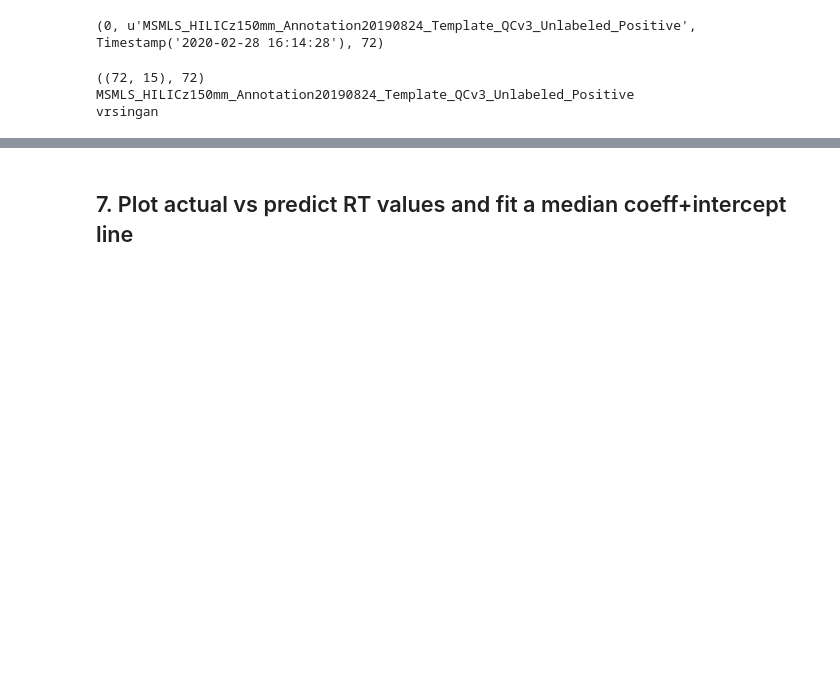
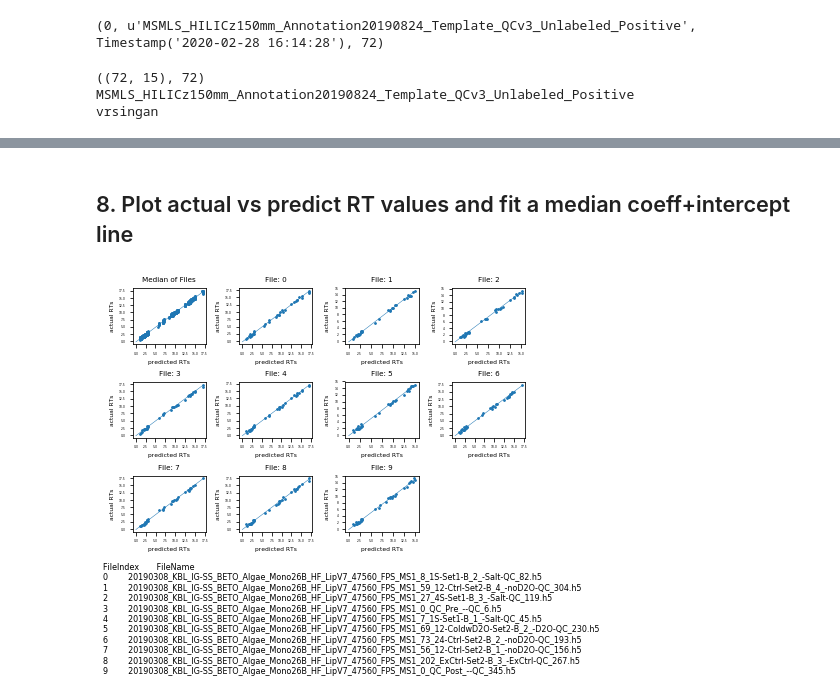
Before and after one commit to biorack/metatlas, a Jupyter notebook: docs/example_notebooks/workflow/Workflow Notebook-VS_Auto_RT_Predict.ipynb, the cells around one changed output, grey strips where cells are left out. Drawn from its saved outputs; the diff is of its cells as text; code cells hidden in the pictures; blank space fills up the shorter version.

```diff
--- a/docs/example_notebooks/workflow/Workflow Notebook-VS_Auto_RT_Predict.ipynb
+++ b/docs/example_notebooks/workflow/Workflow Notebook-VS_Auto_RT_Predict.ipynb
@@ -245,2 +262,52 @@ Text(0.5,0,'QCs')
 # %% [markdown]
-## 7. Plot actual vs predict RT values and fit a  median coeff+intercept line
+## 8. Plot actual vs predict RT values and fit a  median coeff+intercept line
+# %%
+#User can change to use particular qc file
+import itertools
+import math
+from matplotlib import gridspec
+
+x = list(itertools.chain(*pred_rts))
+y = list(itertools.chain(*actual_rts))
+
+coef = np.median(coefs)
+intercept = np.median(intercepts)
+
+rows = int(math.ceil((qc_actual_df.shape[1]+1)/3))
+cols = 4
+gs = gridspec.GridSpec(rows, cols)
+plt.rc('font', size=6)
+plt.rc('axes', labelsize=6)
+plt.rc('xtick', labelsize=3)
+plt.rc('ytick', labelsize=3)
+fig = plt.figure(constrained_layout=True)
+
+ax = fig.add_subplot(gs[0])
+ax.scatter(x,y, s=3)
+ax.plot(np.linspace(0, max(x), 100), coef*np.linspace(0, max(x), 100)+intercept, linewidth=0.5)
+ax.set_title("Median of Files")
+ax.set_xlabel('predicted RTs')
+ax.set_ylabel('actual RTs')
+
+for i in range(qc_actual_df.shape[1]):
+    coef = coefs[i]
+    intercept = intercepts[i]
+    x = list(itertools.chain(*pred_rts[i]))
+    y = actual_rts[i]
+
+    ax = fig.add_subplot(gs[i+1])
+    ax.scatter(x, y, s=3)
+    ax.plot(np.linspace(0, max(x),100), coefs[i]*np.linspace(0,max(x),100)+intercept, linewidth=0.5)
+    ax.set_title("File: "+str(i))
+    ax.set_xlabel('predicted RTs')
+    ax.set_ylabel('actual RTs')
+
+fig_legend = "FileIndex       FileName"
+for i in range(qc_actual_df.shape[1]):
+    fig_legend = fig_legend+"\n"+str(i)+"        "+qc_actual_df.columns[i][1]
+
+fig.tight_layout()
+plt.text(0,-0.4, fig_legend, fontsize=8, transform=plt.gcf().transFigure)
+plt.savefig(os.path.join(output_data_qc, 'Actual_vs_Predicted_RTs.pdf'), bbox_inches="tight")
+# %% [output]
+[figure, added]
```
Also changed, not shown: parts of 25 cells of this notebook.
